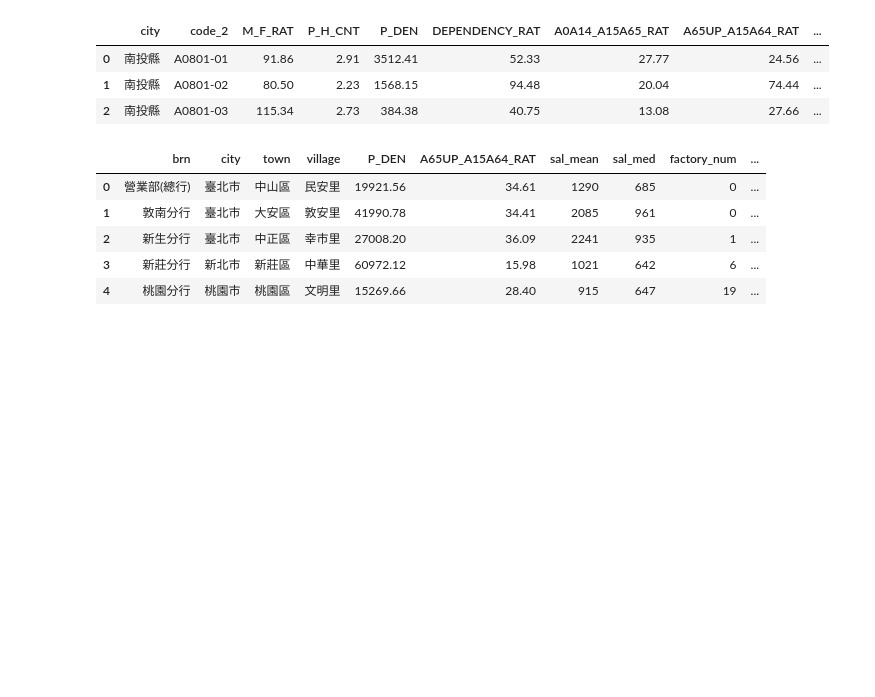
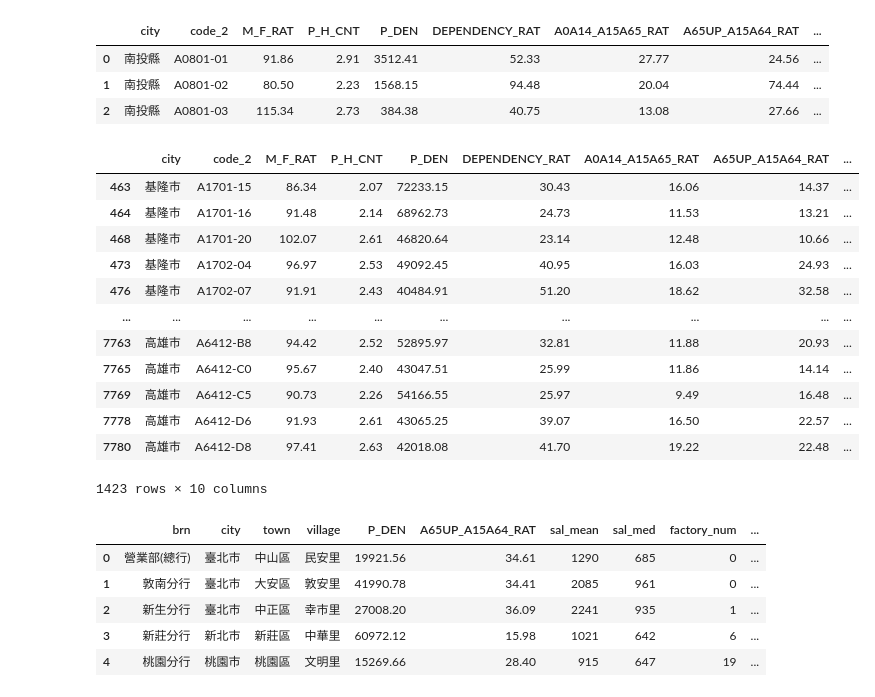
Before and after one commit to alexlautw9527/for_notebook, a Jupyter notebook: 政府地理資訊整理.ipynb, the cells around one changed output. Saved outputs shown, nothing was run; the diff lists cells and outputs as text; code cells hidden in the pictures; blank space fills up the shorter version.

```diff
--- a/政府地理資訊整理.ipynb
+++ b/政府地理資訊整理.ipynb
@@ -216,6 +203,22 @@ sal_dict={
 
 sal_df.columns = ['city', 'town', 'village', 'tax_unit_cnt', 'all_amt', 'sal_mean', 'sal_med', 'Q1', 'Q3', 'std', 's']
 sal_df['village'] = sal_df['village'].replace('羣賢里','群賢里')
+# %%
+pop_ratio[pop_ratio['P_DEN']>40000]
+# %% [output]
+|  | city | code_2 | M_F_RAT | P_H_CNT | P_DEN | DEPENDENCY_RAT | A0A14_A15A65_RAT | A65UP_A15A64_RAT | ... |
+| 463 | 基隆市 | A1701-15 | 86.34 | 2.07 | 72233.15 | 30.43 | 16.06 | 14.37 | ... |
+| 464 | 基隆市 | A1701-16 | 91.48 | 2.14 | 68962.73 | 24.73 | 11.53 | 13.21 | ... |
+| 468 | 基隆市 | A1701-20 | 102.07 | 2.61 | 46820.64 | 23.14 | 12.48 | 10.66 | ... |
+| 473 | 基隆市 | A1702-04 | 96.97 | 2.53 | 49092.45 | 40.95 | 16.03 | 24.93 | ... |
+| 476 | 基隆市 | A1702-07 | 91.91 | 2.43 | 40484.91 | 51.20 | 18.62 | 32.58 | ... |
+| ... | ... | ... | ... | ... | ... | ... | ... | ... | ... |
+| 7763 | 高雄市 | A6412-B8 | 94.42 | 2.52 | 52895.97 | 32.81 | 11.88 | 20.93 | ... |
+| 7765 | 高雄市 | A6412-C0 | 95.67 | 2.40 | 43047.51 | 25.99 | 11.86 | 14.14 | ... |
+| 7769 | 高雄市 | A6412-C5 | 90.73 | 2.26 | 54166.55 | 25.97 | 9.49 | 16.48 | ... |
+| 7778 | 高雄市 | A6412-D6 | 91.93 | 2.61 | 43065.25 | 39.07 | 16.50 | 22.57 | ... |
+| 7780 | 高雄市 | A6412-D8 | 97.41 | 2.63 | 42018.08 | 41.70 | 19.22 | 22.48 | ... |
+1423 rows × 10 columns
 # %%
 ## 人口指標
 brn_gis_df = brn_code_df.merge(pop_ratio[['code_2','P_DEN','A65UP_A15A64_RAT']], how='left', left_on='code_2', right_on='code_2')
```
Also changed, not shown: parts of 12 cells of this notebook.
